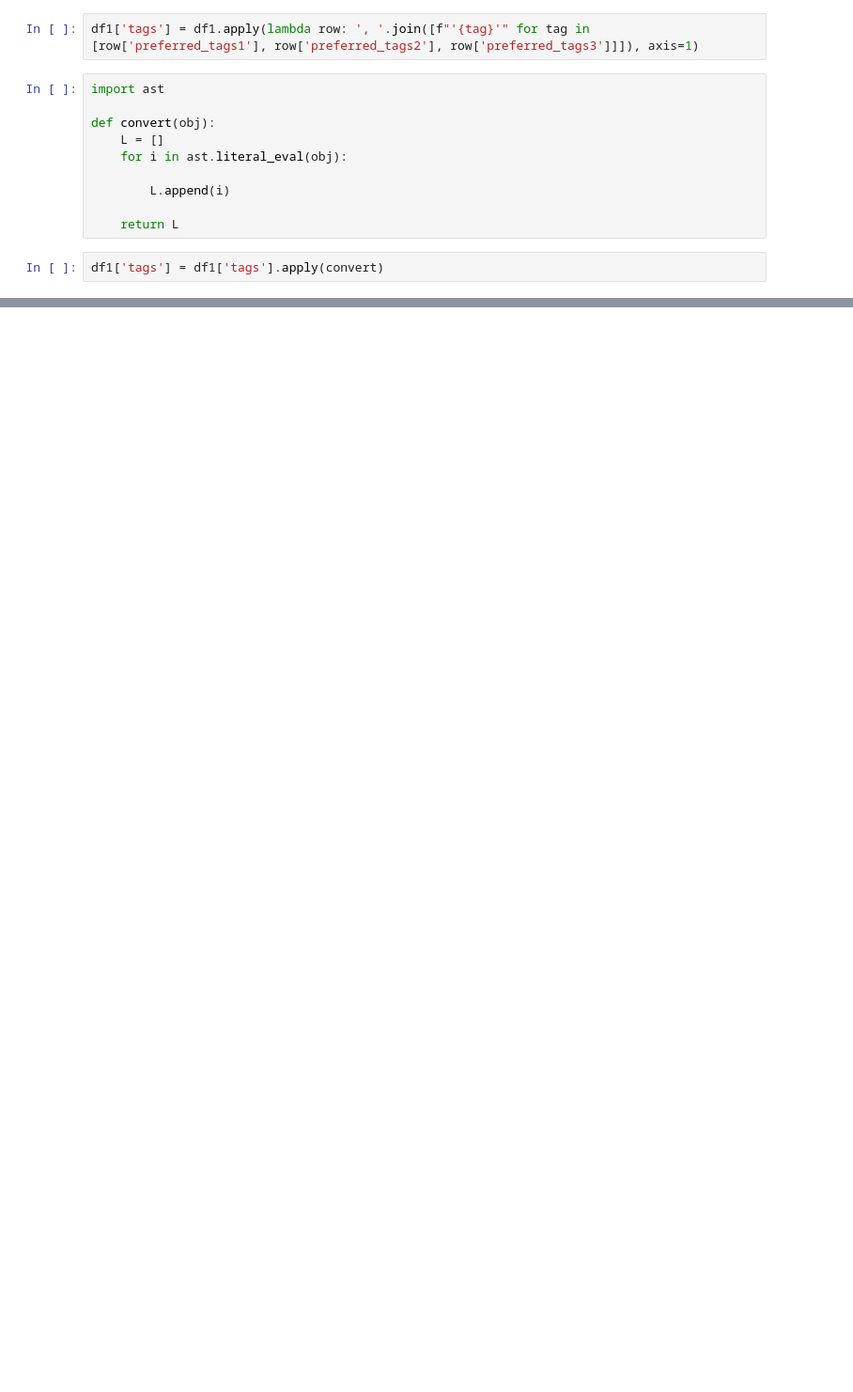
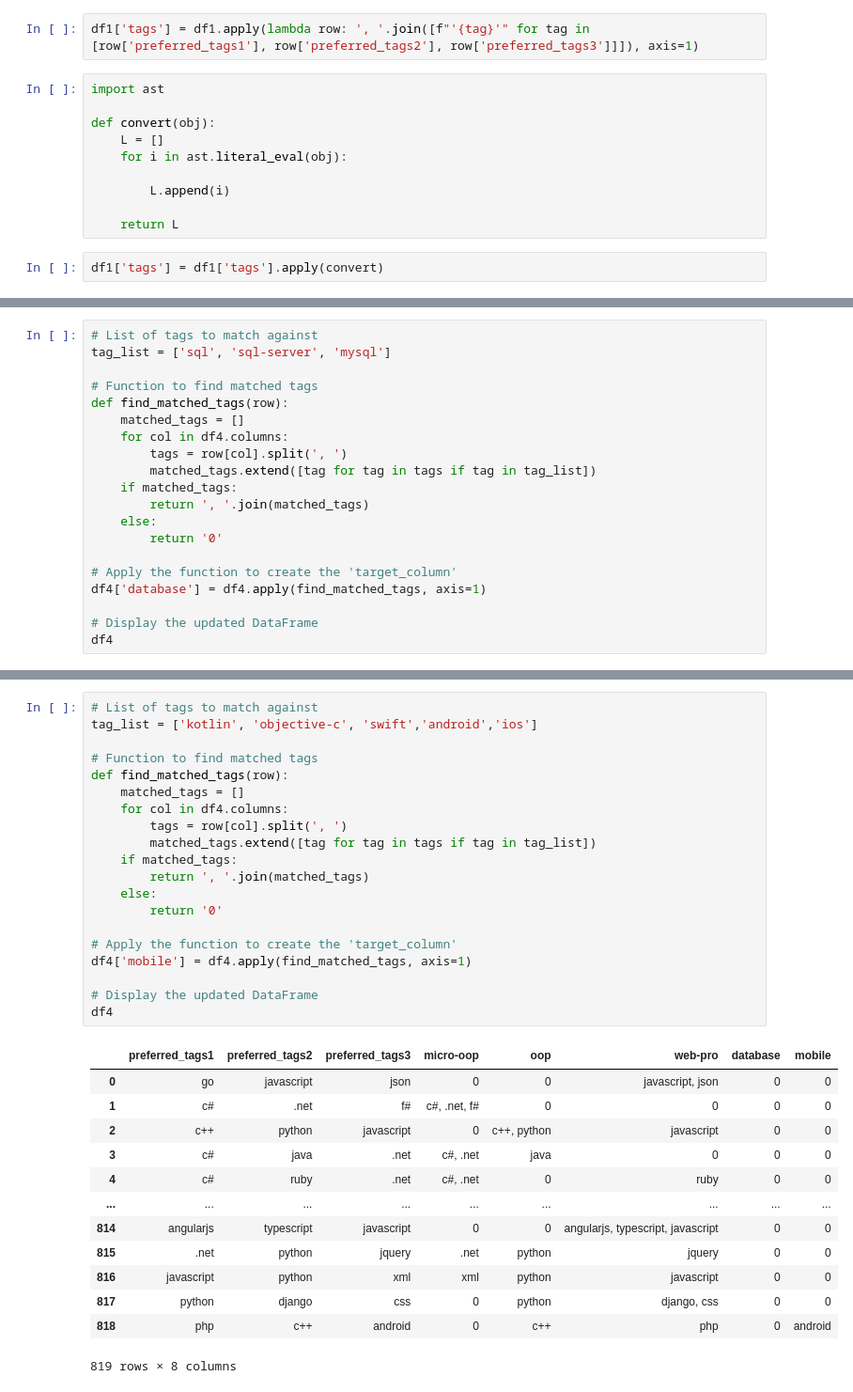
Before and after one commit to antussa2016/thesis_work, a Jupyter notebook: data_analysis/analysing_data.ipynb, the cells around one changed output, grey strips where cells are left out. Shown: that part at 94% size. Drawn from its saved outputs; the diff is of its cells as text; blank space fills up the shorter version.

```diff
--- a/data_analysis/analysing_data.ipynb
+++ b/data_analysis/analysing_data.ipynb
@@ -1269,0 +1335,20 @@ Top most frequent tags:
+# %%
+# List of tags to match against
+tag_list = ['sql', 'sql-server', 'mysql']
+
+# Function to find matched tags
+def find_matched_tags(row):
+    matched_tags = []
+    for col in df4.columns:
+        tags = row[col].split(', ')
+        matched_tags.extend([tag for tag in tags if tag in tag_list])
+    if matched_tags:
+        return ', '.join(matched_tags)
+    else:
+        return '0'
+
+# Apply the function to create the 'target_column'
+df4['database'] = df4.apply(find_matched_tags, axis=1)
+
+# Display the updated DataFrame
+df4
@@ -1269,0 +1369,34 @@ Top most frequent tags:
+# %%
+# List of tags to match against
+tag_list = ['kotlin', 'objective-c', 'swift','android','ios']
+
+# Function to find matched tags
+def find_matched_tags(row):
+    matched_tags = []
+    for col in df4.columns:
+        tags = row[col].split(', ')
+        matched_tags.extend([tag for tag in tags if tag in tag_list])
+    if matched_tags:
+        return ', '.join(matched_tags)
+    else:
+        return '0'
+
+# Apply the function to create the 'target_column'
+df4['mobile'] = df4.apply(find_matched_tags, axis=1)
+
+# Display the updated DataFrame
+df4
+# %% [output]
+|  | preferred_tags1 | preferred_tags2 | preferred_tags3 | micro-oop | oop | web-pro | database | mobile |
+| 0 | go | javascript | json | 0 | 0 | javascript, json | 0 | 0 |
+| 1 | c# | .net | f# | c#, .net, f# | 0 | 0 | 0 | 0 |
+| 2 | c++ | python | javascript | 0 | c++, python | javascript | 0 | 0 |
+| 3 | c# | java | .net | c#, .net | java | 0 | 0 | 0 |
+| 4 | c# | ruby | .net | c#, .net | 0 | ruby | 0 | 0 |
+| ... | ... | ... | ... | ... | ... | ... | ... | ... |
+| 814 | angularjs | typescript | javascript | 0 | 0 | angularjs, typescript, javascript | 0 | 0 |
+| 815 | .net | python | jquery | .net | python | jquery | 0 | 0 |
+| 816 | javascript | python | xml | xml | python | javascript | 0 | 0 |
+| 817 | python | django | css | 0 | python | django, css | 0 | 0 |
+| 818 | php | c++ | android | 0 | c++ | php | 0 | android |
+819 rows × 8 columns
```
Also changed, not shown: parts of 17 cells of this notebook.
